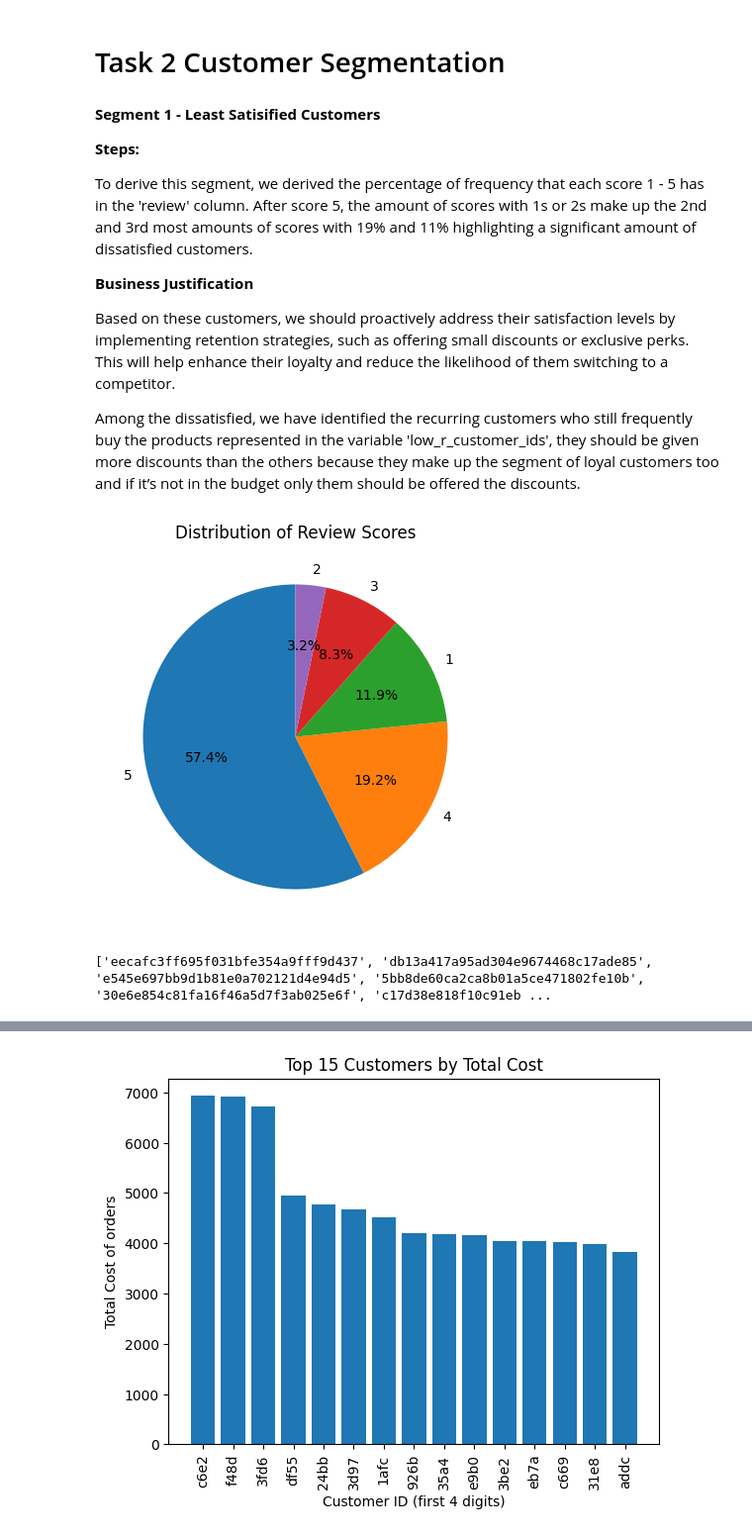
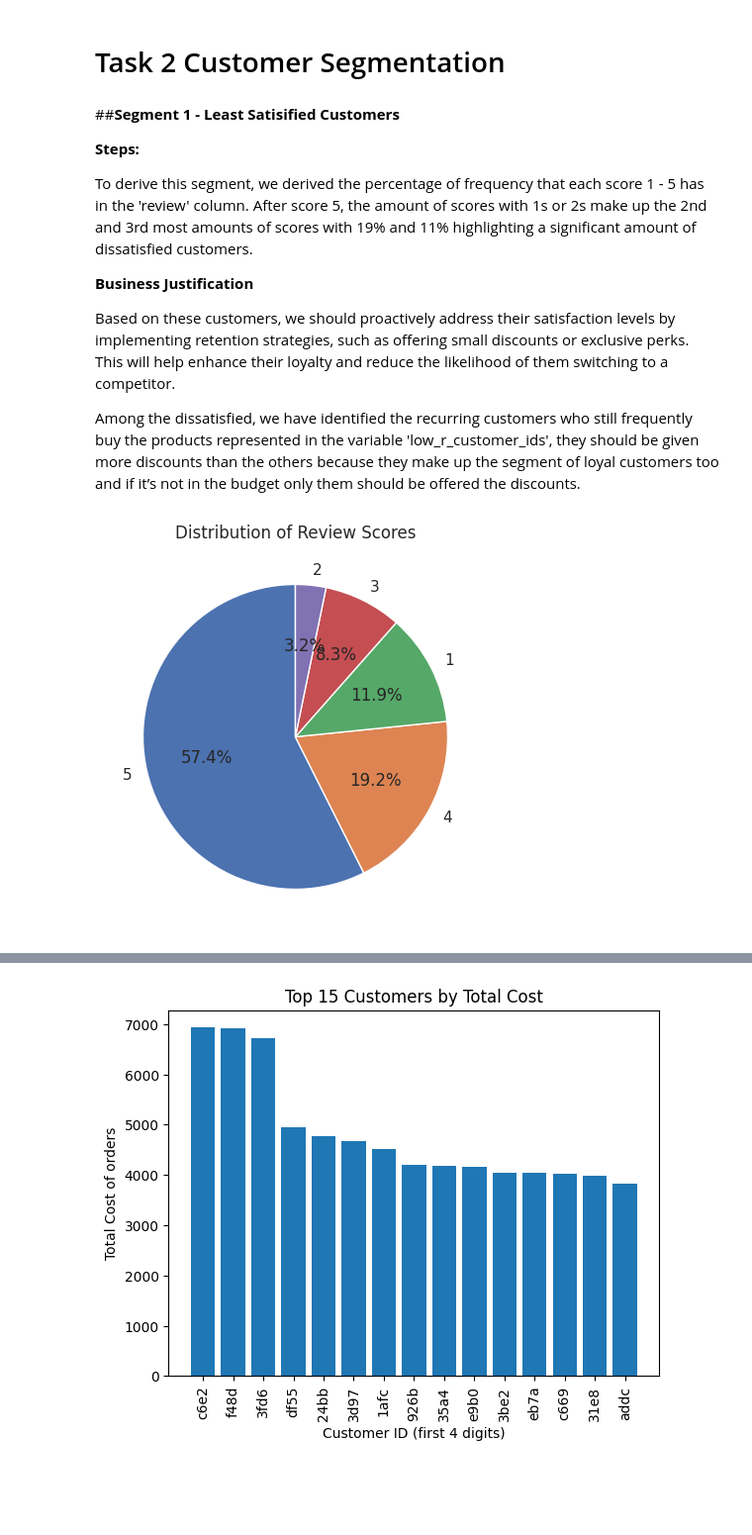
Before and after one commit to MDA1422/BIDM_Tasks, a Jupyter notebook: BIDM_Assignment.ipynb, the cells around one changed output, grey strips where cells are left out. Shown at 99% size. Cells and saved outputs as stored; diff of their text form; code cells hidden in the pictures; blank space fills up the shorter version.

```diff
--- a/BIDM_Assignment.ipynb
+++ b/BIDM_Assignment.ipynb
@@ -586,7 +586,7 @@ olist_order_reviews_dataset.csv: review_answer_timestamp
 # %% [markdown]
 # Task 2 Customer Segmentation
 # %% [markdown]
-**Segment 1 - Least Satisified Customers**
+##**Segment 1 - Least Satisified Customers**
 
 **Steps:**
 
@@ -617,38 +617,36 @@ df1 = dataframes['olist_order_reviews_dataset.csv']
 df2 = dataframes['olist_orders_dataset.csv']
 df3 = df1['review_score']
 df4 = df2['order_id']
 
 # Calculate the counts of each review score
 score_counts = df1['review_score'].value_counts()
 
 # Calculate the percentages of each score
 score_percentages = (score_counts / score_counts.sum()) * 100
 
 # Create a pie chart
 plt.figure(figsize=(5, 5))
 plt.pie(score_percentages, labels=score_percentages.index, autopct='%1.1f%%', startangle=90)
 plt.title('Distribution of Review Scores')
 plt.show()
 
 # Filter df1 for review scores 1 and 2 to create filtered_df1
 filtered_df1 = df1[df1['review_score'].isin([1, 2])]
 
 # Extract the order_id from the filtered DataFrame
 low_rating_order_ids = filtered_df1['order_id'].tolist()
 
 # Merge filtered_df1 with df2 to get customer_id
 low_r_customer = pd.merge(filtered_df1[['order_id']], df2[['order_id', 'customer_id']], on='order_id', how='left')
 
 # Get the unique customer IDs
 low_r_customer_ids = low_r_customer['customer_id'].unique().tolist()
 
 # Print or use low_r_customer_ids
-'''print(low_r_customer_ids)
-number_of_1s_or2s=len(low_r_customer_ids)
-print(number_of_1s_or2s)
-print(score_counts)
-'''
+#print(low_r_customer_ids)
+#number_of_1s_or2s=len(low_r_customer_ids)
+#print(number_of_1s_or2s)
+#print(score_counts)
 # %% [output]
-[figure, old version]
+[figure, new version]
-['eecafc3ff695f031bfe354a9fff9d437', 'db13a417a95ad304e9674468c17ade85', 'e545e697bb9d1b81e0a702121d4e94d5', '5bb8de60ca2ca8b01a5ce471802fe10b', '30e6e854c81fa16f46a5d7f3ab025e6f', 'c17d38e818f10c91eb ...
 # %% [markdown]
```
Also changed, not shown: parts of 8 cells of this notebook.
